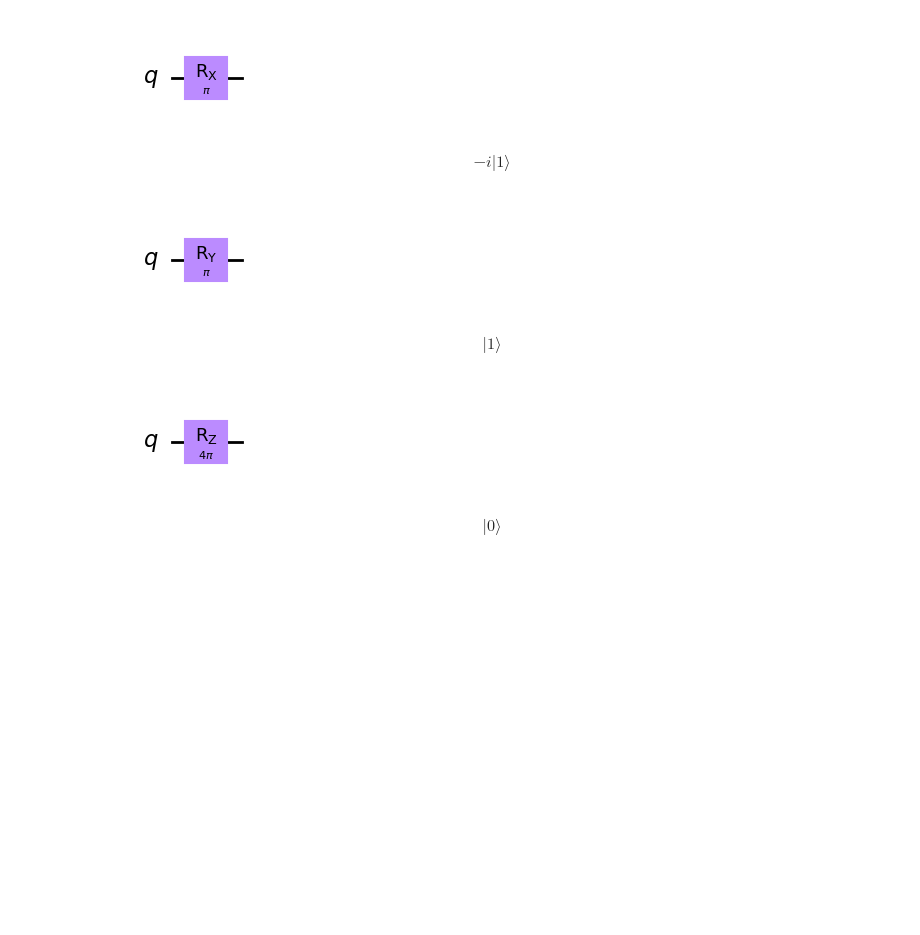
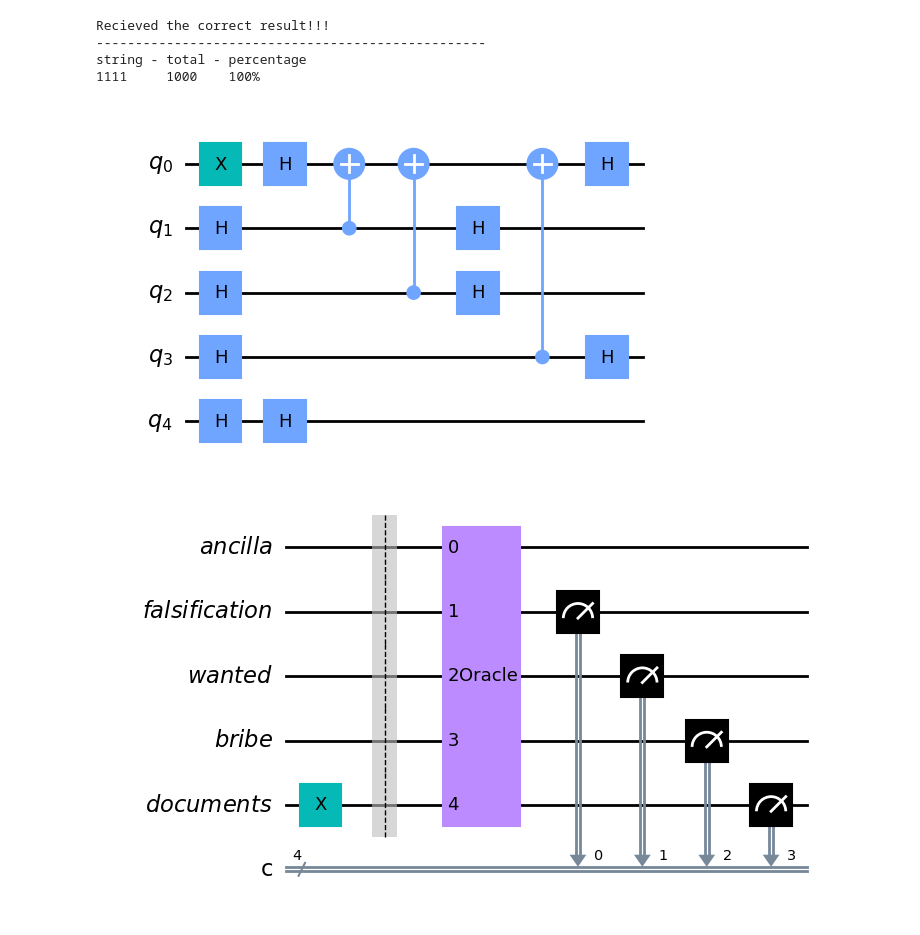
Before and after one commit to Dpbm/QPapersPlease, a Jupyter notebook: papers-please.ipynb, the cells around one changed output. Drawn from its saved outputs; the diff is of its cells as text; code cells hidden in the pictures; blank space fills up the shorter version.

```diff
--- a/papers-please.ipynb
+++ b/papers-please.ipynb
@@ -91,24 +90,0 @@ algorithm.measure()
-# %%
-test = QuantumCircuit(1)
-test.rx(pi, 0)
-display(test.draw('mpl'))
-display(Statevector(test).draw('latex'))
-# %% [output]
-[figure, removed]
-$$- i |1\rangle$$
-# %%
-test = QuantumCircuit(1)
-test.ry(pi, 0)
-display(test.draw('mpl'))
-display(Statevector(test).draw('latex'))
-# %% [output]
-[figure, removed]
-$$ |1\rangle$$
-# %%
-test = QuantumCircuit(1)
-test.rz(4*pi, 0)
-display(test.draw('mpl'))
-display(Statevector(test).draw('latex'))
-# %% [output]
-[figure, removed]
-$$ |0\rangle$$
@@ -114,0 +109,7 @@ $$ |0\rangle$$
+# %%
+show_results(total_shots, result)
+# %% [output]
+Recieved the correct result!!!
+--------------------------------------------------
+string - total - percentage
+1111     1000    100%
@@ -114,0 +123,13 @@ $$ |0\rangle$$
+# %%
+provider = IBMProvider()
+backend = provider.get_backend('ibmq_lima')
+# %%
+data = [false_info, wanted, bribe, all_documents]
+algorithm = QPP(*data)
+algorithm.add_input("1000")
+algorithm.prepare(bit_string="1000", show_oracle=True)
+algorithm.show()
+measurement_result = algorithm.measure(backend=backend)
+# %% [output]
+[figure, added]
+[figure, added]
```
Also changed, not shown: parts of 6 cells of this notebook, 3 other files.
